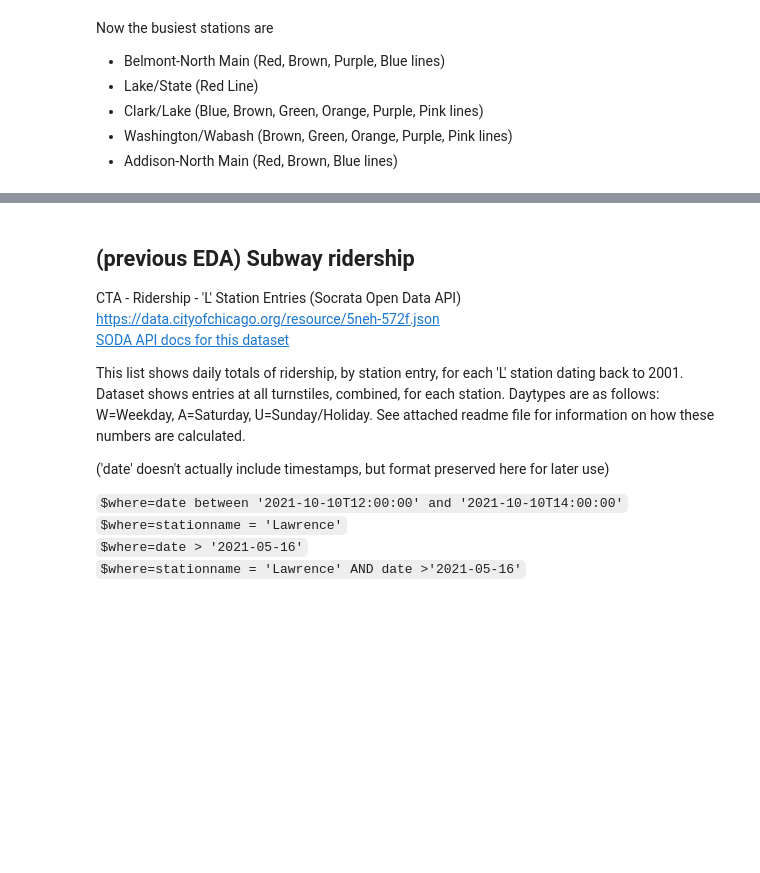
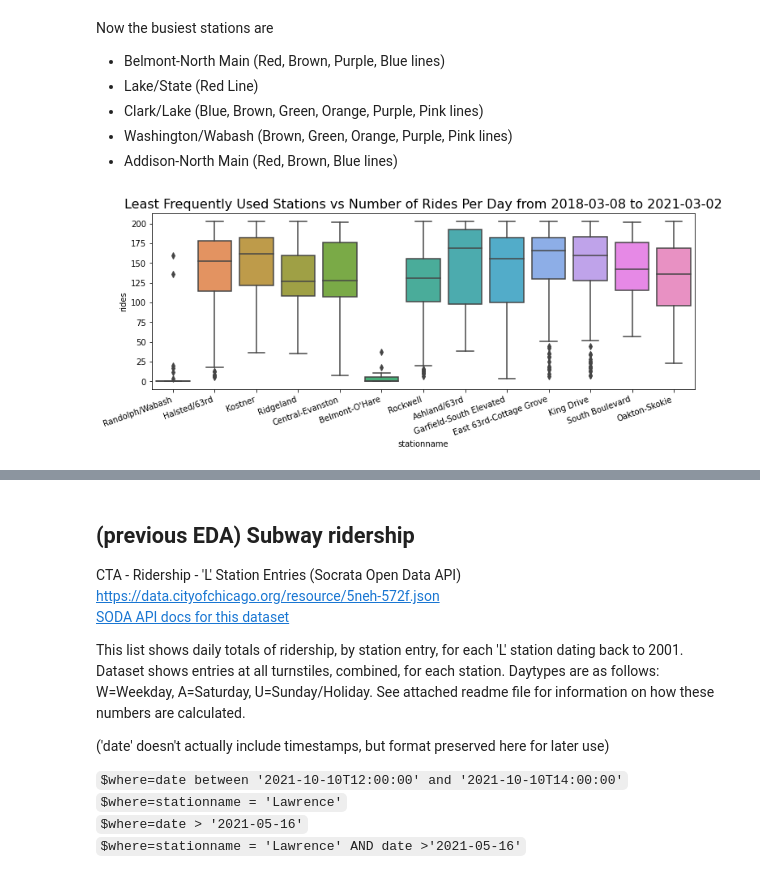
Before and after one commit to amandakhoo/data4all-team6, a Jupyter notebook: Chicago Subway Dataset EDA.ipynb, the cells around one changed output, grey strips where cells are left out. Drawn from its saved outputs; the diff is of its cells as text; code cells hidden in the pictures; blank space fills up the shorter version.

Commit message:
updated to make subplot figure for presentation

```diff
--- a/Chicago Subway Dataset EDA.ipynb
+++ b/Chicago Subway Dataset EDA.ipynb
@@ -78,3 +78,17 @@ Now the busiest stations are
 * Clark/Lake (Blue, Brown, Green, Orange, Purple, Pink lines)
 * Washington/Wabash (Brown, Green, Orange, Purple, Pink lines)
 * Addison-North Main (Red, Brown, Blue lines)
+# %%
+# L train stations with the fewest rides per day
+# only first 13 stations from 5th percentile chosen to keep plot from being too crowded
+fig, ax = plt.subplots(figsize=(12,4))
+slowest_subway_df = subway_df[subway_df['rides'] < subway_df['rides'].quantile(0.05)]
+slowest_subway_df_stations = pd.unique(slowest_subway_df['stationname'])[:13]
+slowest_subway_subset_df = slowest_subway_df[slowest_subway_df['stationname'].str.contains('|'.join(slowest_subway_df_stations))]
+
+sns.boxplot(x='stationname', y='rides', data=slowest_subway_subset_df, ax=ax)
+plt.title(f"Least Frequently Used Stations vs Number of Rides Per Day from {start_time.split('T')[0]} to {end_time.split('T')[0]}",
+         fontsize=16)
+plt.xticks(rotation=20, ha='right');
+# %% [output]
+[figure, added]
```
Also changed, not shown: parts of 1 cell of this notebook.
